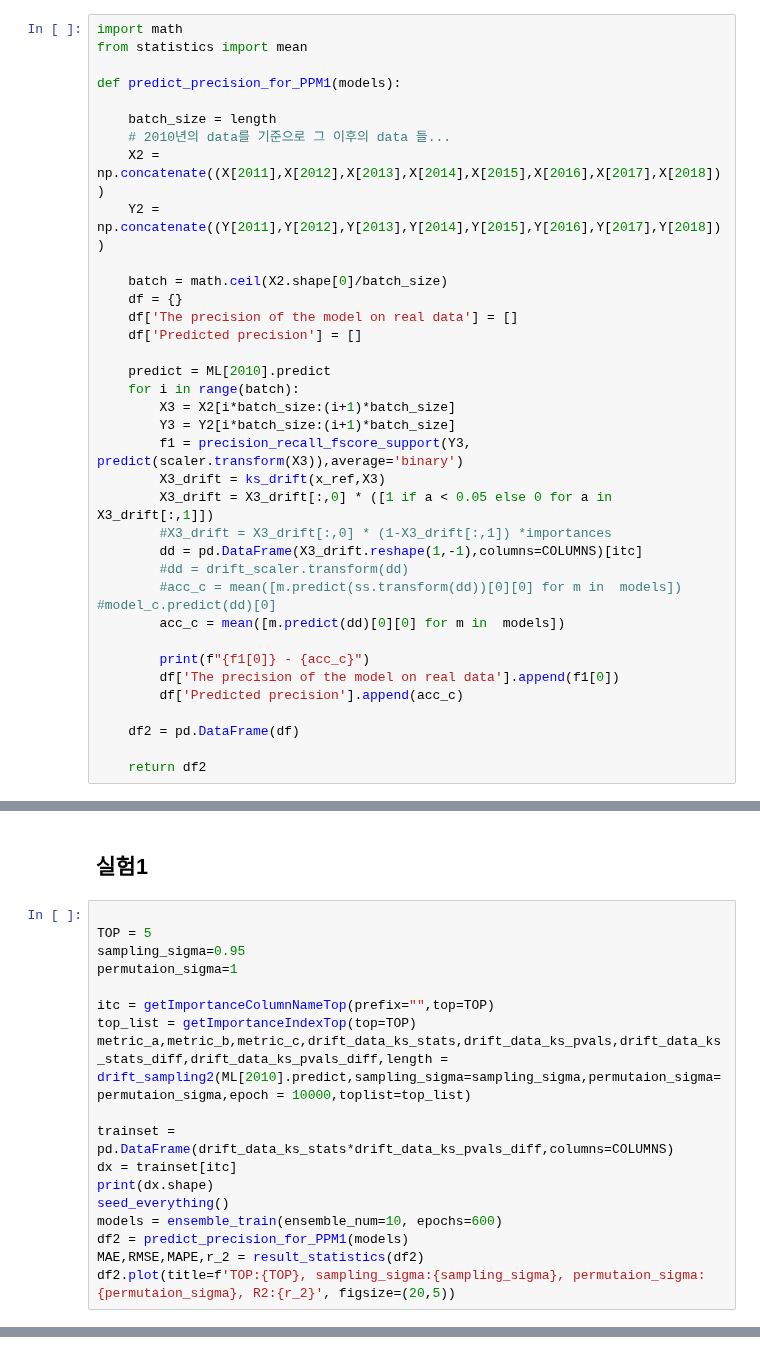
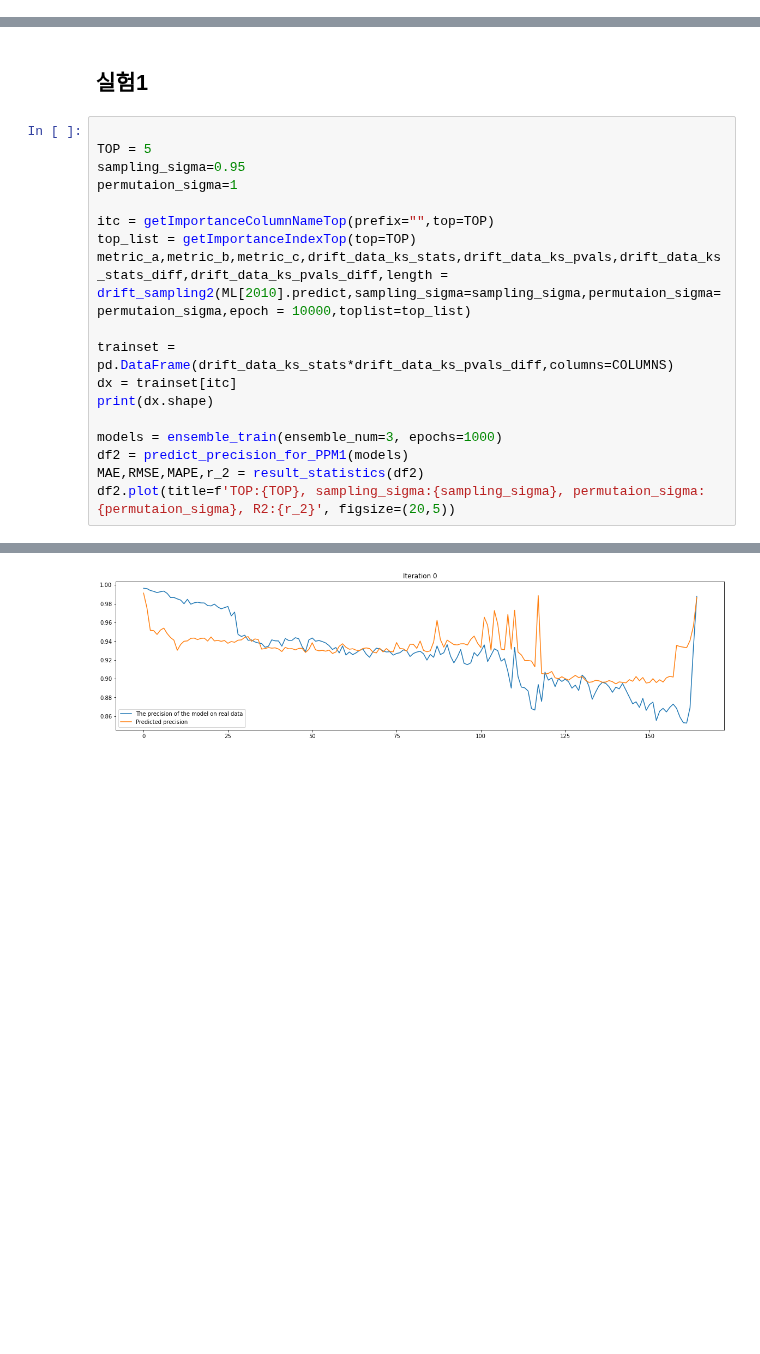
Before and after one commit to dolmani38/drift, a Jupyter notebook: Concept drift에 의한 모델의 성능 추정 방법_0612.ipynb, the cells around one changed output, grey strips where cells are left out. Saved outputs shown, nothing was run; the diff lists cells and outputs as text; blank space fills up the shorter version.

```diff
--- a/Concept drift에 의한 모델의 성능 추정 방법_0612.ipynb
+++ b/Concept drift에 의한 모델의 성능 추정 방법_0612.ipynb
@@ -830,42 +836,6 @@ def ensemble_train(ensemble_num=30, epochs=600, cut=0.90):
             result_statistics(df2)
             df2.plot(title=f'Iteration {i}', figsize=(20,5))
     return models
-# %%
-import math
-from statistics import mean
-
-def predict_precision_for_PPM1(models):
-
-    batch_size = length
-    # 2010년의 data를 기준으로 그 이후의 data 들...
-    X2 = np.concatenate((X[2011],X[2012],X[2013],X[2014],X[2015],X[2016],X[2017],X[2018]))
-    Y2 = np.concatenate((Y[2011],Y[2012],Y[2013],Y[2014],Y[2015],Y[2016],Y[2017],Y[2018]))
-
-    batch = math.ceil(X2.shape[0]/batch_size)
-    df = {}
-    df['The precision of the model on real data'] = []
-    df['Predicted precision'] = []
-
-    predict = ML[2010].predict
-    for i in range(batch):
-        X3 = X2[i*batch_size:(i+1)*batch_size]
-        Y3 = Y2[i*batch_size:(i+1)*batch_size]
-        f1 = precision_recall_fscore_support(Y3, predict(scaler.transform(X3)),average='binary')
-        X3_drift = ks_drift(x_ref,X3)
-        X3_drift = X3_drift[:,0] * ([1 if a < 0.05 else 0 for a in X3_drift[:,1]])
-        #X3_drift = X3_drift[:,0] * (1-X3_drift[:,1]) *importances
-        dd = pd.DataFrame(X3_drift.reshape(1,-1),columns=COLUMNS)[itc]
-        #dd = drift_scaler.transform(dd)
-        #acc_c = mean([m.predict(ss.transform(dd))[0][0] for m in  models]) #model_c.predict(dd)[0]
-        acc_c = mean([m.predict(dd)[0][0] for m in  models])
-
-        print(f"{f1[0]} - {acc_c}")
-        df['The precision of the model on real data'].append(f1[0])
-        df['Predicted precision'].append(acc_c)
-
-    df2 = pd.DataFrame(df)
-
-    return df2
 # %%
 from sklearn.metrics import mean_absolute_error
 from sklearn.metrics import mean_squared_error
@@ -901,8 +871,8 @@ metric_a,metric_b,metric_c,drift_data_ks_stats,drift_data_ks_pvals,drift_data_ks
 trainset = pd.DataFrame(drift_data_ks_stats*drift_data_ks_pvals_diff,columns=COLUMNS)
 dx = trainset[itc]
 print(dx.shape)
-seed_everything()
-models = ensemble_train(ensemble_num=10, epochs=600)
+
+models = ensemble_train(ensemble_num=3, epochs=1000)
 df2 = predict_precision_for_PPM1(models)
 MAE,RMSE,MAPE,r_2 = result_statistics(df2)
 df2.plot(title=f'TOP:{TOP}, sampling_sigma:{sampling_sigma}, permutaion_sigma:{permutaion_sigma}, R2:{r_2}', figsize=(20,5))
@@ -910,0 +898 @@ df2.plot(title=f'TOP:{TOP}, sampling_sigma:{sampling_sigma}, permutaion_sigma:{p
+[figure, added]
```
Also changed, not shown: parts of 9 cells of this notebook.
